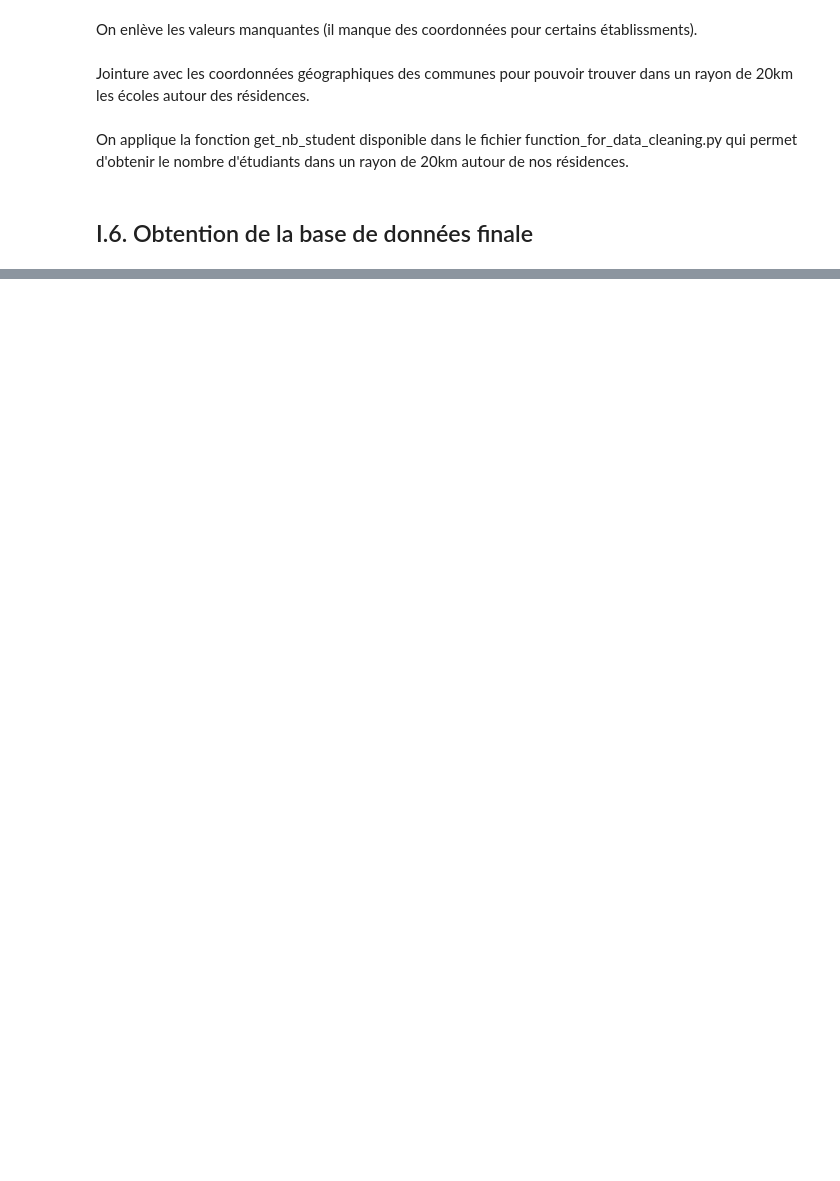
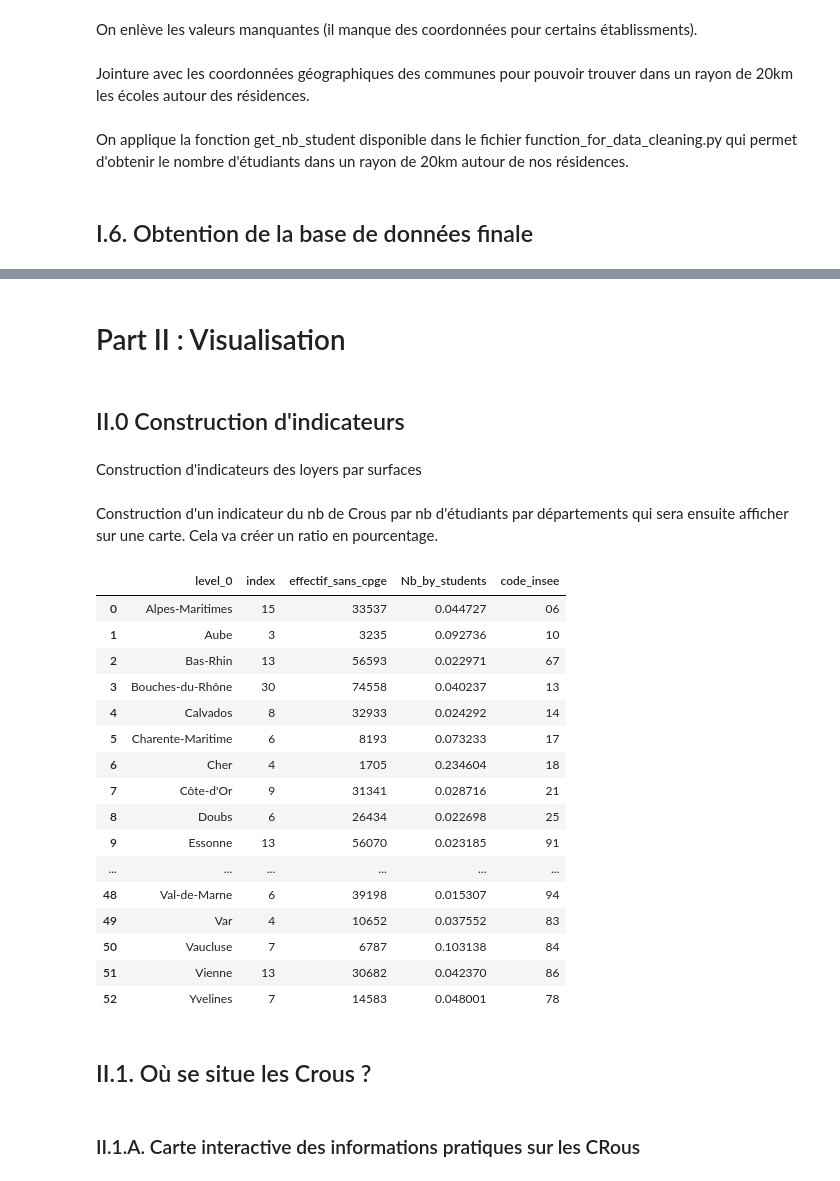
Before and after one commit to Simgnt/La-loi-du-Crous, a Jupyter notebook: Projet_final_Part1_fini.ipynb, the cells around one changed output, grey strips where cells are left out. Drawn from its saved outputs; the diff is of its cells as text; code cells hidden in the pictures; blank space fills up the shorter version.

```diff
--- a/Projet_final_Part1_fini.ipynb
+++ b/Projet_final_Part1_fini.ipynb
@@ -146,8 +146,11 @@ On rajoute un 0 devant le code INSEE quand il ne fait que quatre chiffres (pour
 """
 df_private["codgeo"] = df_private["codgeo"].apply(lambda x : "0" + x if len(x) == 4 else x)
 
-
+"""
+On transforme en float le loyer privé
+"""
 df_private["Loyer_prive_m2"] = df_private["Loyer_prive_m2"].apply(lambda x : x.replace(',','.'))
+df_private["Loyer_prive_m2"] = df_private["Loyer_prive_m2"].astype(float)
 # %%
 df_private = df_private.set_index('codgeo') #on réindex le dataframe avec le code INSEE pour merger après.
 # %% [markdown]
@@ -190,7 +193,7 @@ Pour pouvoir avoir des comparaisons par départements nous allons réccupèrer l
 # %%
 gdf_dep = gpd.read_file("https://www.data.gouv.fr/fr/datasets/r/eb36371a-761d-44a8-93ec-3d728bec17ce")
 gdf_dep.rename(columns = {'nom':'departement'}, inplace = True)
-gdf_dep = gdf_dep[["departement", "geometry"]]
+gdf_dep = gdf_dep[["departement", "geometry", "code_insee"]]
 # %%
 df = gpd.sjoin(df, gdf_dep, how='left', op='within')
 del df['index_right'] #on supprime l'index right pour la prochaine jointure
@@ -248,0 +284,6 @@ df
+# %% [markdown]
+# Part II : Visualisation
+# %% [markdown]
+## II.0 Construction d'indicateurs
+# %% [markdown]
+Construction d'indicateurs des loyers par surfaces
@@ -248,0 +293,41 @@ df
+# %% [markdown]
+Construction d'un indicateur du nb de Crous par nb d'étudiants par départements qui sera ensuite afficher sur une carte. Cela va créer un ratio en pourcentage.
+# %%
+Nb_residence_par_dep = df.reset_index().groupby('departement')['index'].nunique() #on reindex le dataframe
+#de 0 à n-1 puis on compte le nombre d'index unique par département pour avoir le nombre de résidences par départements
+Nb_residence_par_dep = pd.DataFrame(Nb_residence_par_dep) #on transforme en dataframe
+nb_eleve_dep = df_schools.groupby('etablissement_departement').sum()['effectif_sans_cpge'] #on somme par département le nb
+#le nombre d'étudiants
+nb_eleve_dep = pd.DataFrame(nb_eleve_dep) #on transforme en dataframe pour la jointure
+nb_residence_par_eleves = Nb_residence_par_dep.join(nb_eleve_dep, how = 'inner') #on joint nos deux dataframe
+nb_residence_par_eleves = nb_residence_par_eleves.assign(Nb_by_students=lambda x: (x["index"]/x["effectif_sans_cpge"])*100)
+#On crée notre ratio du nb de résidences/élèves/dép
+nb_residence_par_eleves = nb_residence_par_eleves.join(gdf_dep.set_index("departement"))
+#on rajoute les coordonnées géographiques des départements (pour les cartes)
+nb_residence_par_eleves.reset_index(inplace = True)
+#on reset index
+del nb_residence_par_eleves["geometry"]
+#on supprime la colonne geometry par simplicité par la suite
+nb_residence_par_eleves
+# %% [output]
+|  | level_0 | index | effectif_sans_cpge | Nb_by_students | code_insee |
+| 0 | Alpes-Maritimes | 15 | 33537 | 0.044727 | 06 |
+| 1 | Aube | 3 | 3235 | 0.092736 | 10 |
+| 2 | Bas-Rhin | 13 | 56593 | 0.022971 | 67 |
+| 3 | Bouches-du-Rhône | 30 | 74558 | 0.040237 | 13 |
+| 4 | Calvados | 8 | 32933 | 0.024292 | 14 |
+| 5 | Charente-Maritime | 6 | 8193 | 0.073233 | 17 |
+| 6 | Cher | 4 | 1705 | 0.234604 | 18 |
+| 7 | Côte-d'Or | 9 | 31341 | 0.028716 | 21 |
+| 8 | Doubs | 6 | 26434 | 0.022698 | 25 |
+| 9 | Essonne | 13 | 56070 | 0.023185 | 91 |
+| ... | ... | ... | ... | ... | ... |
+| 48 | Val-de-Marne | 6 | 39198 | 0.015307 | 94 |
+| 49 | Var | 4 | 10652 | 0.037552 | 83 |
+| 50 | Vaucluse | 7 | 6787 | 0.103138 | 84 |
+| 51 | Vienne | 13 | 30682 | 0.042370 | 86 |
+| 52 | Yvelines | 7 | 14583 | 0.048001 | 78 |
+# %% [markdown]
+## II.1. Où se situe les Crous ?
+# %% [markdown]
+### II.1.A. Carte interactive des informations pratiques sur les CRous
```
Also changed, not shown: parts of 12 cells of this notebook.
